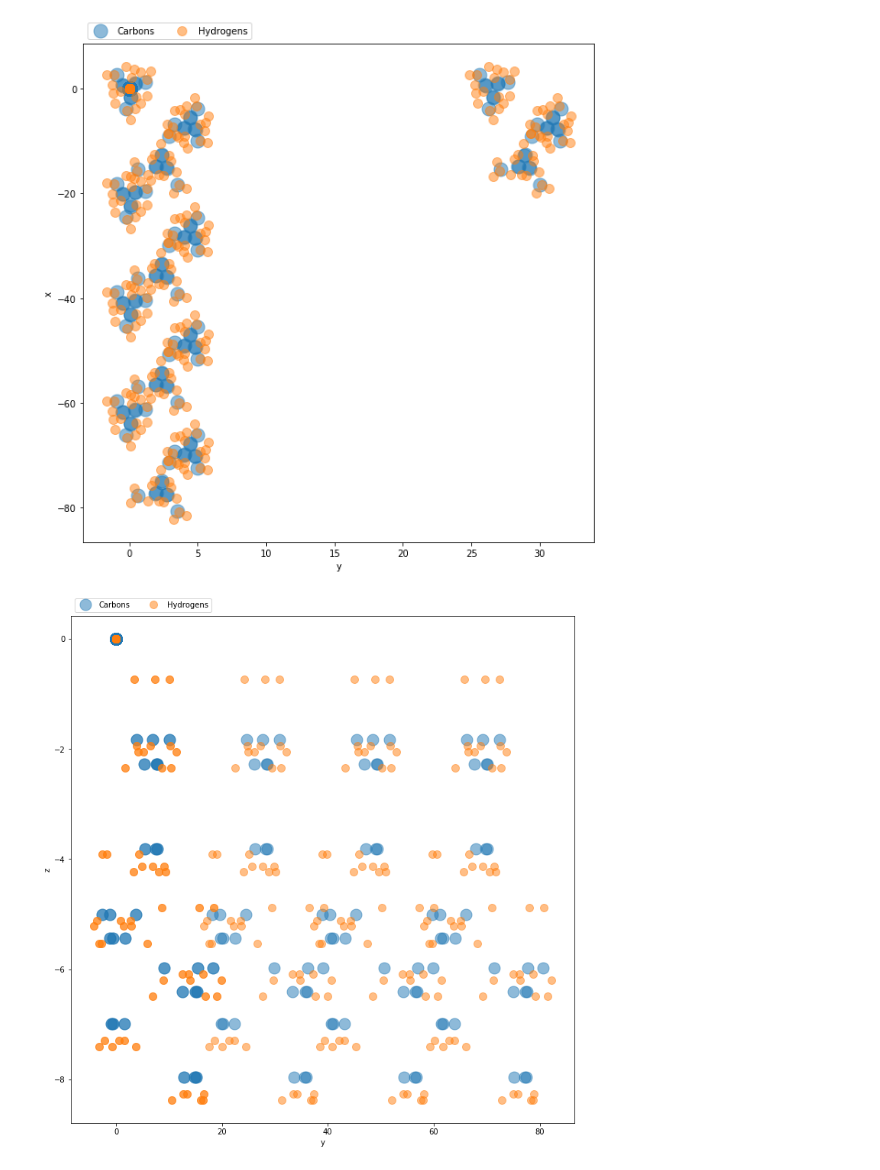
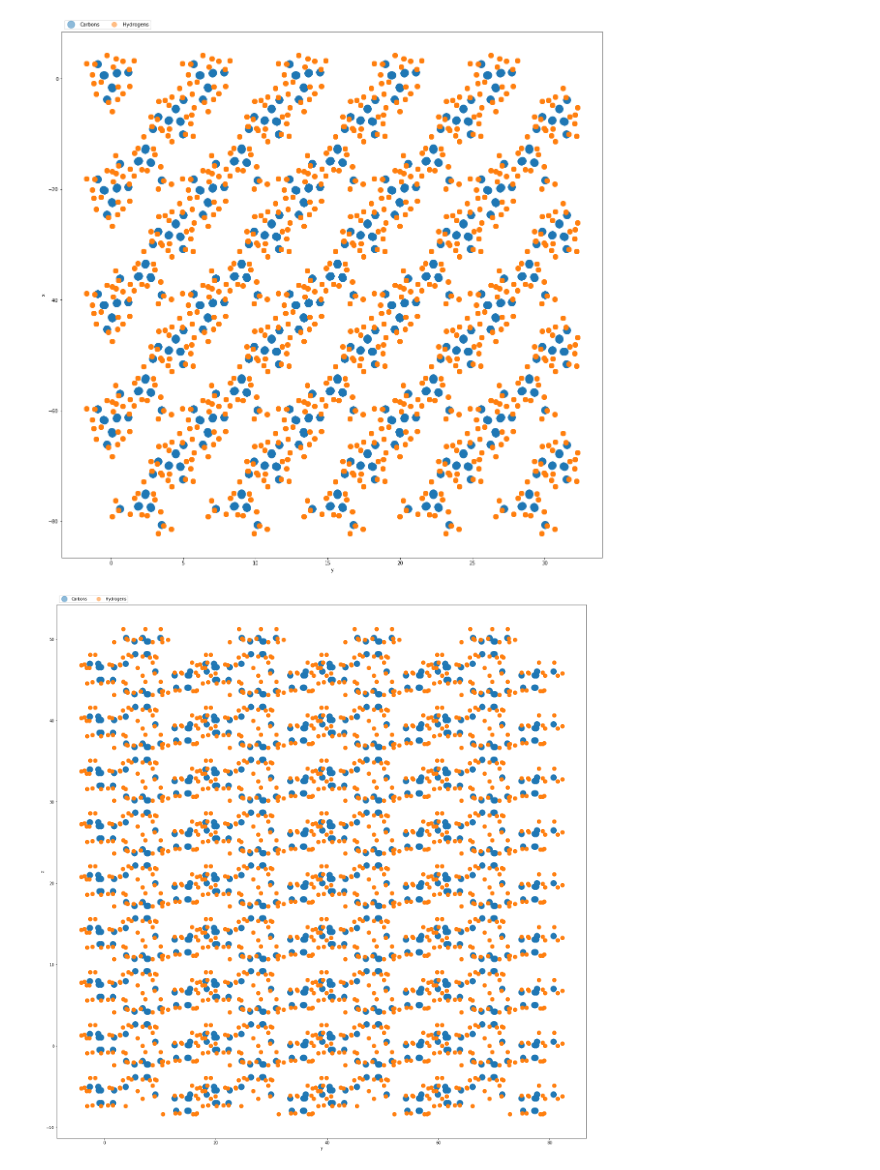
Before and after one commit to Omid-Eghlidos/Systematic-coarse-graining, a Jupyter notebook: Beta-iPP-Crystal-Generator.ipynb, the cells around one changed output. Saved outputs shown, nothing was run; the diff lists cells and outputs as text; code cells hidden in the pictures.

```diff
--- a/Beta-iPP-Crystal-Generator.ipynb
+++ b/Beta-iPP-Crystal-Generator.ipynb
@@ -148,6 +148,8 @@ def crystal(a, b, c):
     C = numpy.zeros([27,3])
     H = numpy.zeros([54,3])
     C , H = Unit_cell(Carbon_chain_A,Carbon_chain_B,Carbon_chain_C,Hydrogen_chain_A,Hydrogen_chain_B,Hydrogen_chain_C)
+    #print(C)
+    #print(H)
     Carbons = numpy.zeros([a*b*c*27, 3])
     Hydrogens = numpy.zeros([a*b*c*54, 3])
 
@@ -155,28 +157,25 @@ def crystal(a, b, c):
         Carbons[(27*i):(27*(i+1)),0] = C[:,0] + float(i)
         Carbons[(27*i):(27*(i+1)),1] = C[:,1]
         Carbons[(27*i):(27*(i+1)),2] = C[:,2]
-
         Hydrogens[(54*i):(54*(i+1)),0] = H[:,0] + float(i)
         Hydrogens[(54*i):(54*(i+1)),1] = H[:,1]
         Hydrogens[(54*i):(54*(i+1)),2] = H[:,2]
 
     for j in range(1,b):
-        Carbons[(27*j):(27*(j+1)),0] = C[:,0]
-        Carbons[(27*j):(27*(j+1)),1] = C[:,1] + float(j)
-        Carbons[(27*j):(27*(j+1)),2] = C[:,2]
-
-        Hydrogens[(54*j):(54*(j+1)),0] = H[:,0]
-        Hydrogens[(54*j):(54*(j+1)),1] = H[:,1] + float(j)
-        Hydrogens[(54*j):(54*(j+1)),2] = H[:,2]
+        Carbons[27*(a*j):27*(a*(j+1)),0] = Carbons[0:27*a,0]
+        Carbons[27*(a*j):27*(a*(j+1)),1] = Carbons[0:27*a,1] + float(j)
+        Carbons[27*(a*j):27*(a*(j+1)),2] = Carbons[0:27*a,2]
+        Hydrogens[54*(a*j):54*(a*(j+1)),0] = Hydrogens[0:54*a,0]
+        Hydrogens[54*(a*j):54*(a*(j+1)),1] = Hydrogens[0:54*a,1] + float(j)
+        Hydrogens[54*(a*j):54*(a*(j+1)),2] = Hydrogens[0:54*a,2]
 
     for k in range(1,c):
-        Carbons[(27*k):(27*(k+1)),0] = C[:,0]
-        Carbons[(27*k):(27*(k+1)),1] = C[:,1]
-        Carbons[(27*k):(27*(k+1)),2] = C[:,2] + float(k)
-
-        Hydrogens[(54*k):(54*(k+1)),0] = H[:,0]
-        Hydrogens[(54*k):(54*(k+1)),1] = H[:,1]
-        Hydrogens[(54*k):(54*(k+1)),2] = H[:,2] + float(k)
+        Carbons[27*(a*b*k):27*(a*b*(k+1)),0] = Carbons[0:27*a*b,0]
+        Carbons[27*(a*b*k):27*(a*b*(k+1)),1] = Carbons[0:27*a*b,1]
+        Carbons[27*(a*b*k):27*(a*b*(k+1)),2] = Carbons[0:27*a*b,2] + float(k)
+        Hydrogens[54*(a*b*k):54*(a*b*(k+1)),0] = Hydrogens[0:54*a*b,0]
+        Hydrogens[54*(a*b*k):54*(a*b*(k+1)),1] = Hydrogens[0:54*a*b,1]
+        Hydrogens[54*(a*b*k):54*(a*b*(k+1)),2] = Hydrogens[0:54*a*b,2] + float(k)
 
 
     Carbons = numpy.dot(Carbons, unit_cell)
@@ -207,35 +206,35 @@ def plot_unit_cell(CC, HH, HC):
     pyplot.ylabel('z')
     pyplot.legend(ncol=4, bbox_to_anchor=(0,1), loc='lower left')
     pyplot.tight_layout()
 
 
 plot_unit_cell(C, H, HC)
 
 
 def plot_crystal(C, H):
 
-    fig1 = pyplot.figure(figsize = (10,10))
+    fig1 = pyplot.figure(figsize = (20,20))
     aC1 = pyplot.plot(C[:,0], -C[:,1],'.', ms=30, alpha=0.5, label='Carbons')
     aH1 = pyplot.plot(H[:,0], -H[:,1],'.', ms=20, alpha=0.5, label='Hydrogens')
     pyplot.xlabel('y')
     pyplot.ylabel('x')
     pyplot.legend(ncol=4, bbox_to_anchor=(0,1), loc='lower left')
 
-    fig2 = pyplot.figure(figsize = (10,10))
+    fig2 = pyplot.figure(figsize = (20,20))
     aC2 = pyplot.plot(C[:,1], C[:,2],'.', ms=30, alpha=0.5, label='Carbons')
     aH2 = pyplot.plot(H[:,1], H[:,2],'.', ms=20, alpha=0.5, label='Hydrogens')
     pyplot.xlabel('y')
     pyplot.ylabel('z')
     pyplot.legend(ncol=4, bbox_to_anchor=(0,1), loc='lower left')
     pyplot.tight_layout()
 
 
-CC, HH = crystal(5,4,1)
+CC, HH = crystal(5,4,9)
 #print(CC)
 #print(HH)
 plot_crystal(CC, HH)
 # %% [output]
 [figure]
 [figure]
-[figure, old version]
+[figure, new version]
-[figure, old version]
+[figure, new version]
```
